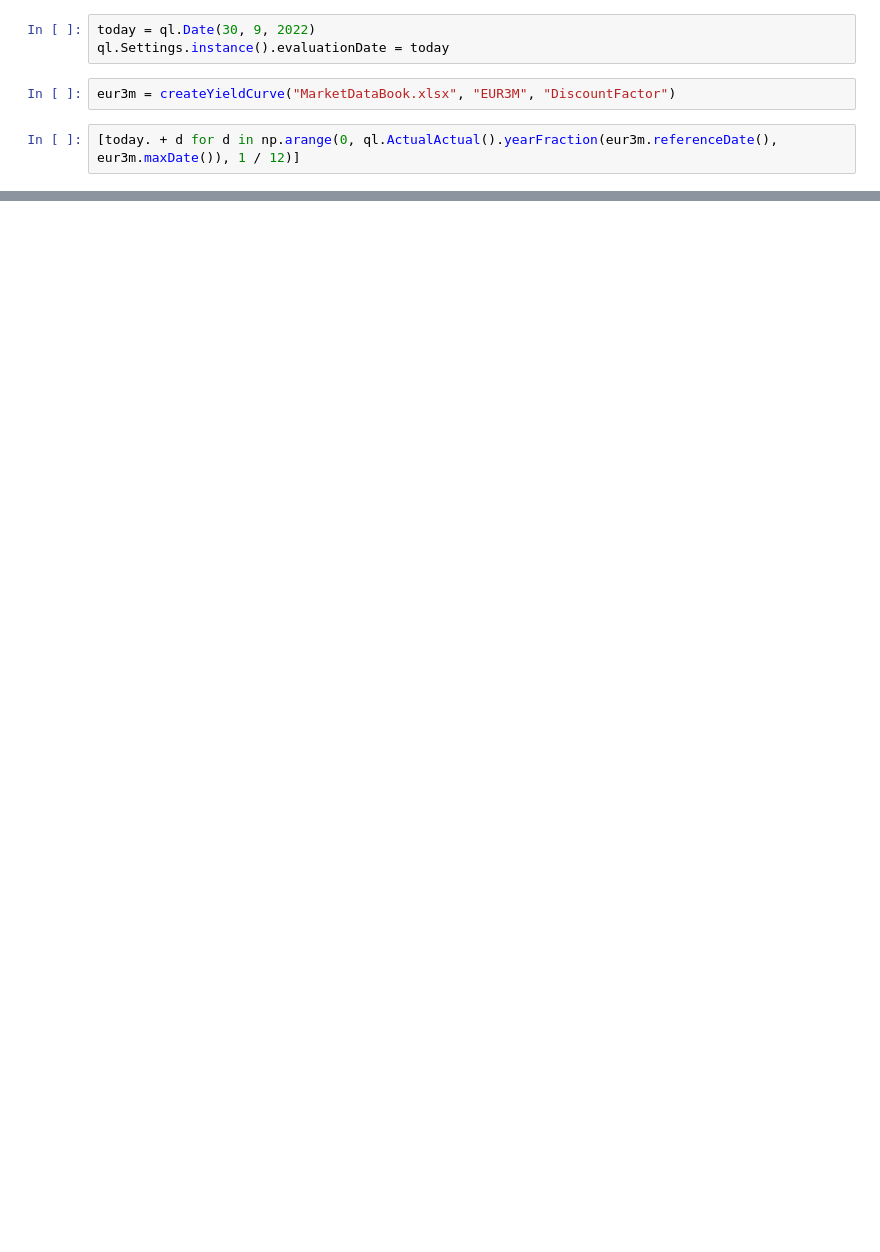
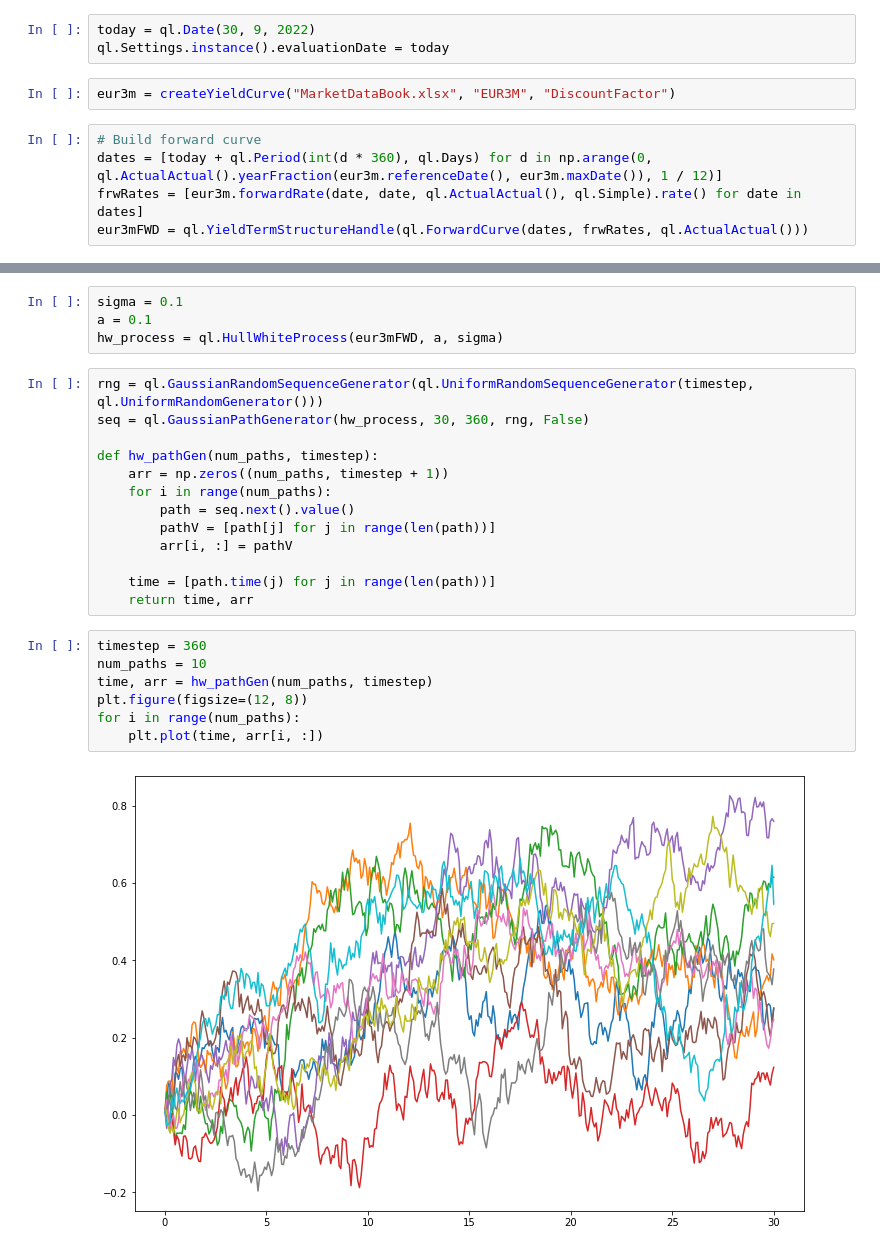
Before and after one commit to Mylo91/QuantLibExamples, a Jupyter notebook: IR.ipynb, the cells around one changed output, grey strips where cells are left out. Saved outputs shown, nothing was run; the diff lists cells and outputs as text; blank space fills up the shorter version.

```diff
--- a/IR.ipynb
+++ b/IR.ipynb
@@ -15,4 +10,7 @@ ql.Settings.instance().evaluationDate = today
 # %%
 eur3m = createYieldCurve("MarketDataBook.xlsx", "EUR3M", "DiscountFactor")
 # %%
-[today. + d for d in np.arange(0, ql.ActualActual().yearFraction(eur3m.referenceDate(), eur3m.maxDate()), 1 / 12)]
+# Build forward curve
+dates = [today + ql.Period(int(d * 360), ql.Days) for d in np.arange(0, ql.ActualActual().yearFraction(eur3m.referenceDate(), eur3m.maxDate()), 1 / 12)]
+frwRates = [eur3m.forwardRate(date, date, ql.ActualActual(), ql.Simple).rate() for date in dates]
+eur3mFWD = ql.YieldTermStructureHandle(ql.ForwardCurve(dates, frwRates, ql.ActualActual()))
@@ -24,0 +43,26 @@ Date(30,9,2022)
+# %%
+sigma = 0.1
+a = 0.1
+hw_process = ql.HullWhiteProcess(eur3mFWD, a, sigma)
+# %%
+rng = ql.GaussianRandomSequenceGenerator(ql.UniformRandomSequenceGenerator(timestep, ql.UniformRandomGenerator()))
+seq = ql.GaussianPathGenerator(hw_process, 30, 360, rng, False)
+
+def hw_pathGen(num_paths, timestep):
+    arr = np.zeros((num_paths, timestep + 1))
+    for i in range(num_paths):
+        path = seq.next().value()
+        pathV = [path[j] for j in range(len(path))]
+        arr[i, :] = pathV
+
+    time = [path.time(j) for j in range(len(path))]
+    return time, arr
+# %%
+timestep = 360
+num_paths = 10
+time, arr = hw_pathGen(num_paths, timestep)
+plt.figure(figsize=(12, 8))
+for i in range(num_paths):
+    plt.plot(time, arr[i, :])
+# %% [output]
+[figure, added]
```
Also changed, not shown: parts of 11 cells of this notebook.
